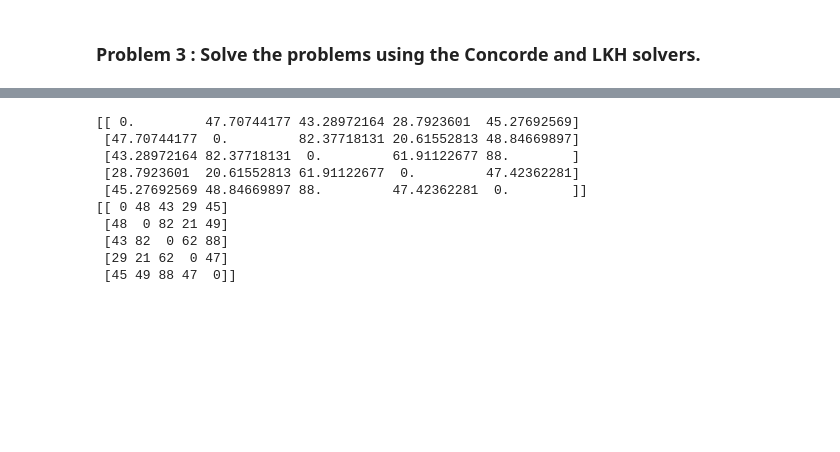
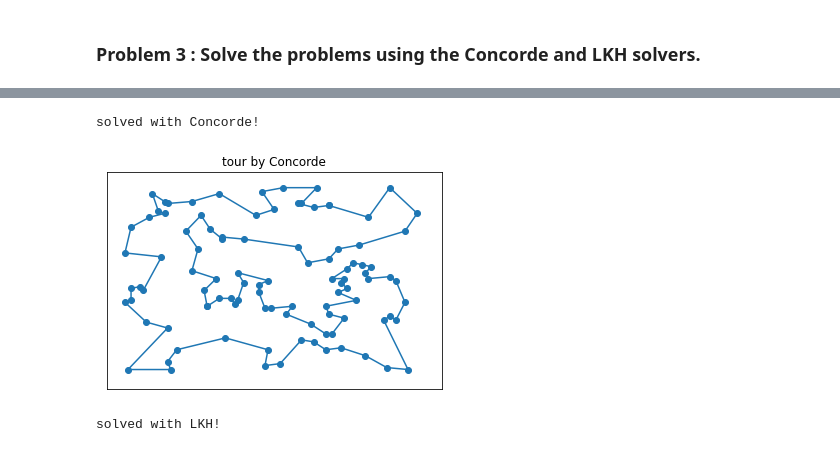
Before and after one commit to leehoon7/IE801, a Jupyter notebook: HW2.ipynb, the cells around one changed output, grey strips where cells are left out. Saved outputs shown, nothing was run; the diff lists cells and outputs as text; code cells hidden in the pictures; blank space fills up the shorter version.

```diff
--- a/HW2.ipynb
+++ b/HW2.ipynb
@@ -246,15 +203,0 @@ cost = get_cost(x, y)
-# %%
-print(cost)
-we = np.round(cost, 0).astype(dtype=np.int64)
-print(we)
-# %% [output]
-[[ 0.         47.70744177 43.28972164 28.7923601  45.27692569]
- [47.70744177  0.         82.37718131 20.61552813 48.84669897]
- [43.28972164 82.37718131  0.         61.91122677 88.        ]
- [28.7923601  20.61552813 61.91122677  0.         47.42362281]
- [45.27692569 48.84669897 88.         47.42362281  0.        ]]
-[[ 0 48 43 29 45]
- [48  0 82 21 49]
- [43 82  0 62 88]
- [29 21 62  0 47]
- [45 49 88 47  0]]
@@ -260,0 +207,25 @@ print(we)
+# %%
+%%julia
+
+x = py"""x"""
+y = py"""y"""
+opt_tour, opt_len = Concorde.solve_tsp(x, y; dist="EUC_2D")
+println("solved with Concorde!")
+# %% [output]
+solved with Concorde!
+# %%
+tour = %julia opt_tour
+tour = np.append(tour - 1, [0])
+
+visualize_points(x, y, "tour by Concorde", tour)
+# %% [output]
+[figure, added]
+# %%
+%%julia
+
+x = py"""x"""
+y = py"""y"""
+opt_tour, opt_len = LKH.solve_tsp(x, y; dist="EUC_2D")
+println("solved with LKH!")
+# %% [output]
+solved with LKH!
```
Also changed, not shown: parts of 18 cells of this notebook.
